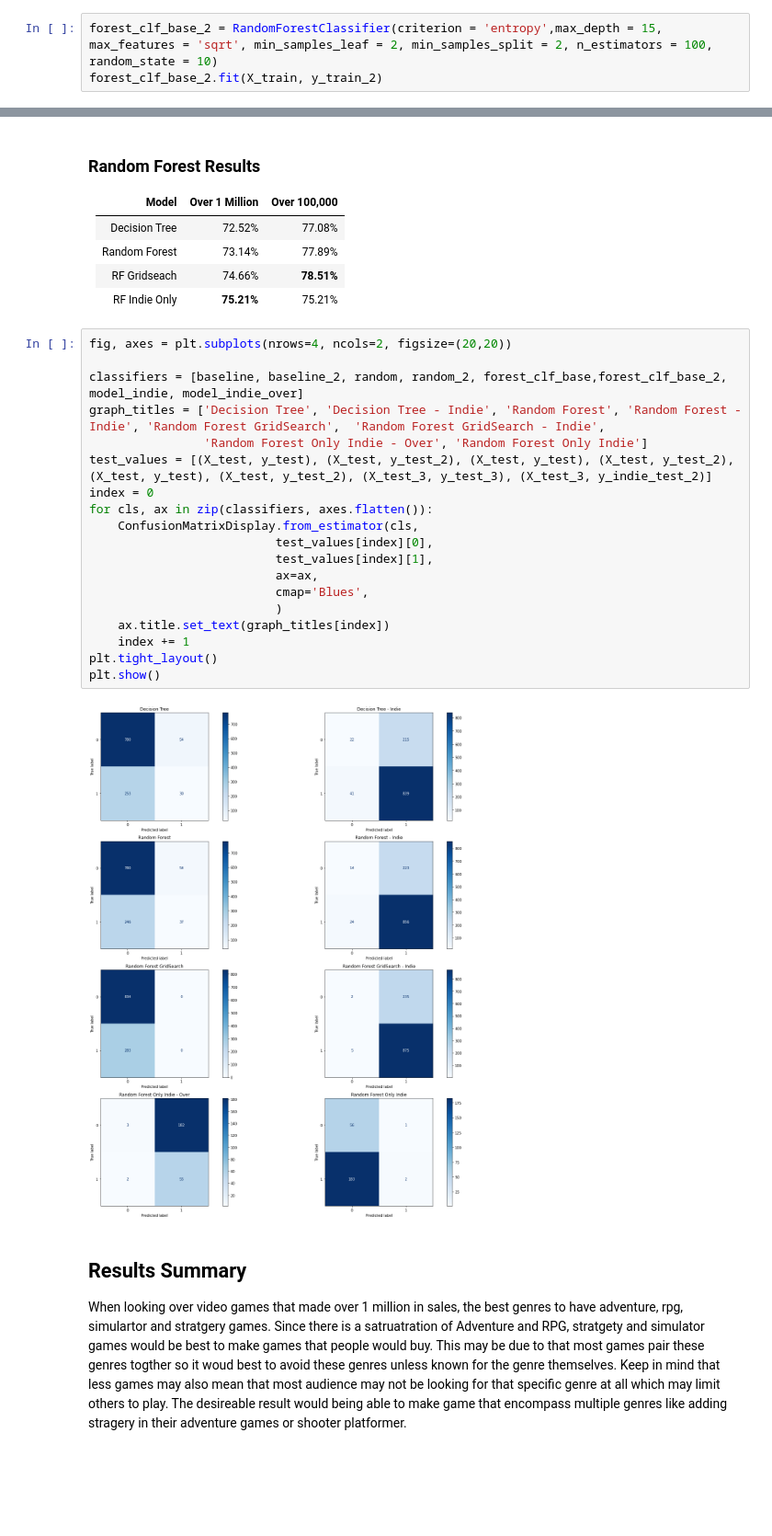
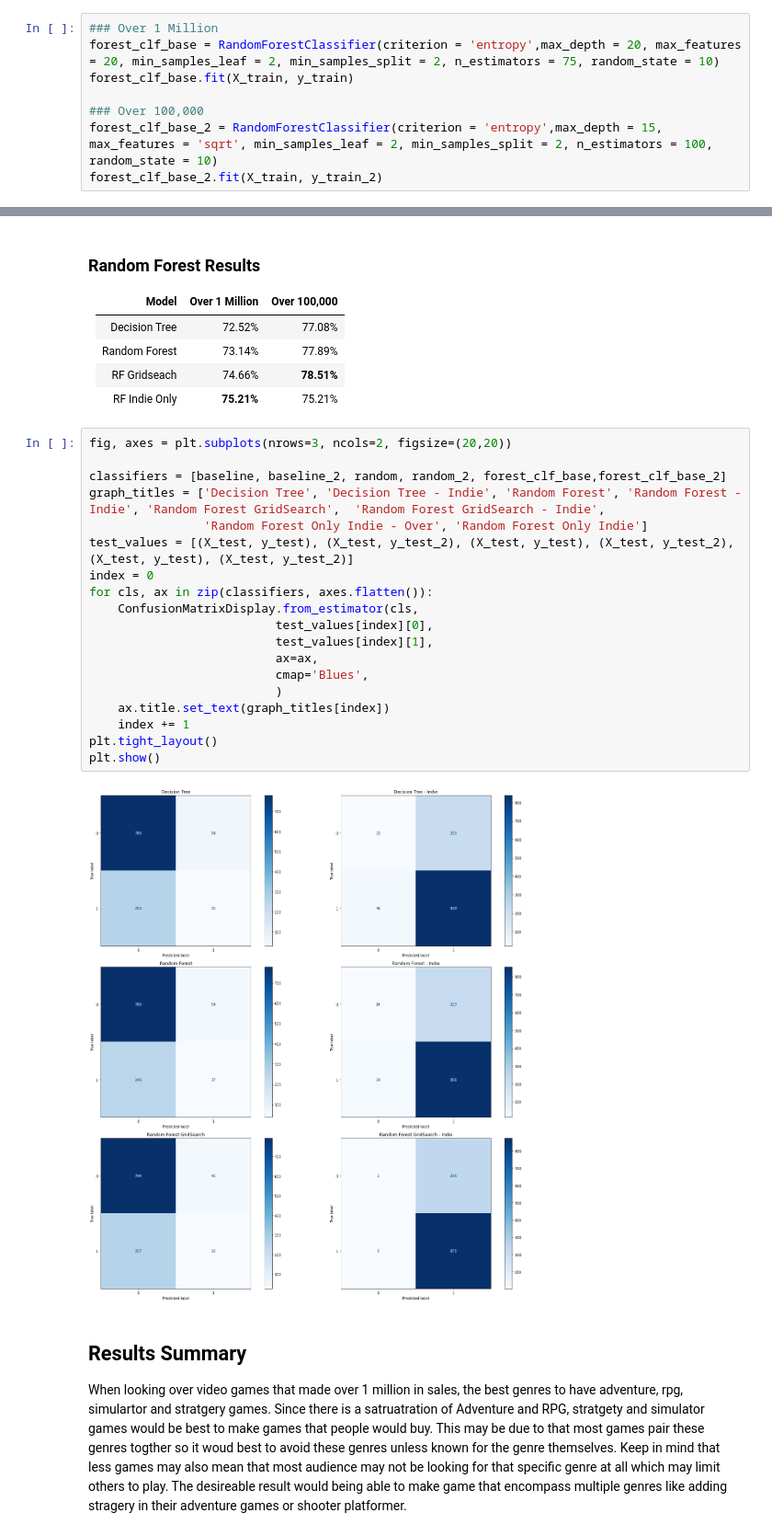
Before and after one commit to Tommyphung1/Predicting-Video-Games-Profit-with-Genres, a Jupyter notebook: Final_Notebook.ipynb, the cells around one changed output, grey strips where cells are left out. Shown: that part at 92% size. Saved outputs shown, nothing was run; the diff lists cells and outputs as text; blank space fills up the shorter version.

```diff
--- a/Final_Notebook.ipynb
+++ b/Final_Notebook.ipynb
@@ -275,4 +268,9 @@ RandomForestClassifier(criterion='entropy', max_features=None,
 # %%
+### Over 1 Million
+forest_clf_base = RandomForestClassifier(criterion = 'entropy',max_depth = 20, max_features = 20, min_samples_leaf = 2, min_samples_split = 2, n_estimators = 75, random_state = 10)
+forest_clf_base.fit(X_train, y_train)
+
+### Over 100,000
 forest_clf_base_2 = RandomForestClassifier(criterion = 'entropy',max_depth = 15, max_features = 'sqrt', min_samples_leaf = 2, min_samples_split = 2, n_estimators = 100, random_state = 10)
 forest_clf_base_2.fit(X_train, y_train_2)
 # %% [output]
@@ -367,26 +376,26 @@ Random Forest Only Indie
 | RF Gridseach | 74.66% | **78.51%** |
 | RF Indie Only | **75.21%** | 75.21% |
 # %%
-fig, axes = plt.subplots(nrows=4, ncols=2, figsize=(20,20))
+fig, axes = plt.subplots(nrows=3, ncols=2, figsize=(20,20))
 
-classifiers = [baseline, baseline_2, random, random_2, forest_clf_base,forest_clf_base_2, model_indie, model_indie_over]
+classifiers = [baseline, baseline_2, random, random_2, forest_clf_base,forest_clf_base_2]
 graph_titles = ['Decision Tree', 'Decision Tree - Indie', 'Random Forest', 'Random Forest - Indie', 'Random Forest GridSearch',  'Random Forest GridSearch - Indie',
                 'Random Forest Only Indie - Over', 'Random Forest Only Indie']
-test_values = [(X_test, y_test), (X_test, y_test_2), (X_test, y_test), (X_test, y_test_2), (X_test, y_test), (X_test, y_test_2), (X_test_3, y_test_3), (X_test_3, y_indie_test_2)]
+test_values = [(X_test, y_test), (X_test, y_test_2), (X_test, y_test), (X_test, y_test_2), (X_test, y_test), (X_test, y_test_2)]
 index = 0
 for cls, ax in zip(classifiers, axes.flatten()):
     ConfusionMatrixDisplay.from_estimator(cls,
                           test_values[index][0],
                           test_values[index][1],
                           ax=ax,
                           cmap='Blues',
                           )
     ax.title.set_text(graph_titles[index])
     index += 1
 plt.tight_layout()
 plt.show()
 # %% [output]
-[figure, old version]
+[figure, new version]
 # %% [markdown]
 ## Results Summary
 When looking over video games that made over 1 million in sales, the best genres to have adventure, rpg, simulartor and stratgery games. Since there is a satruatration of Adventure and RPG, stratgety and simulator games would be best to make games that people would buy. This may be due to that most games pair these genres togther so it woud best to avoid these genres unless known for the genre themselves. Keep in mind that less games may also mean that most audience may not be looking for that specific genre at all which may limit others to play. The desireable result would being able to make game that encompass multiple genres like adding stragery in their adventure games or shooter platformer.
```
Also changed, not shown: parts of 44 cells of this notebook, 2 other files.
